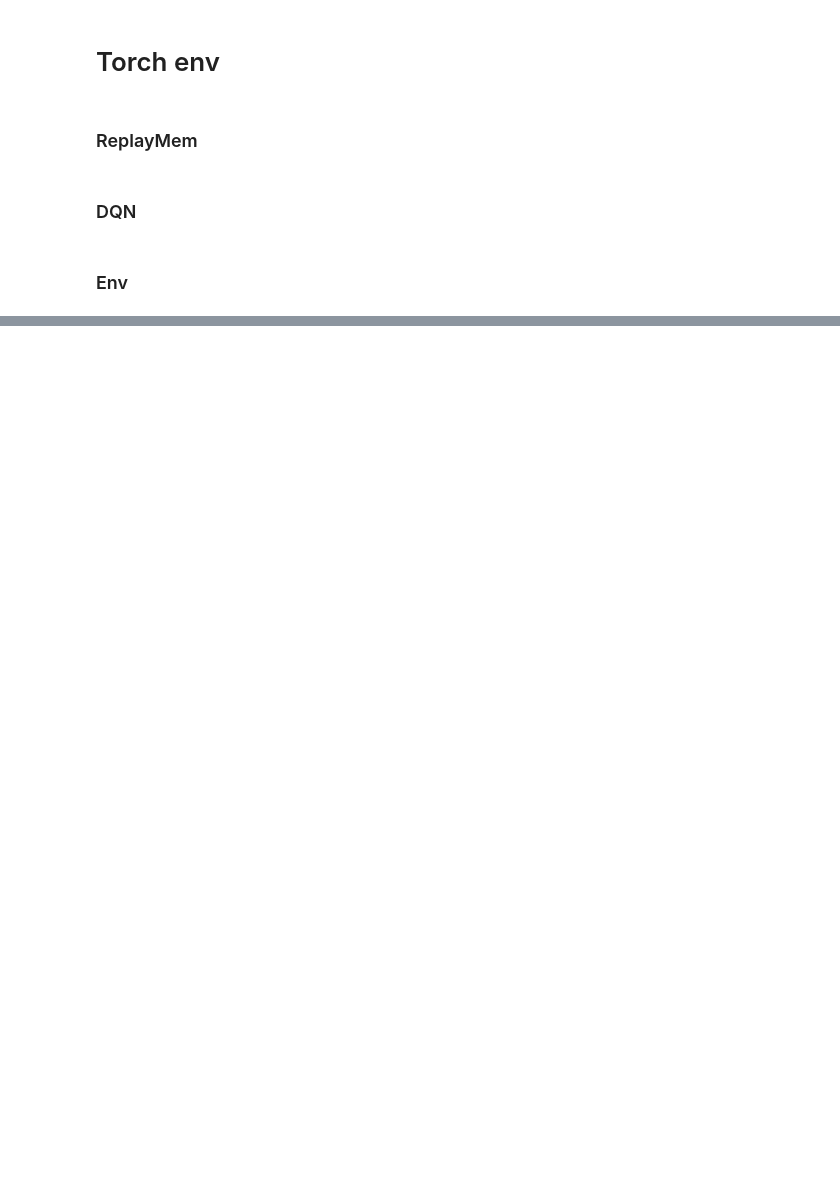
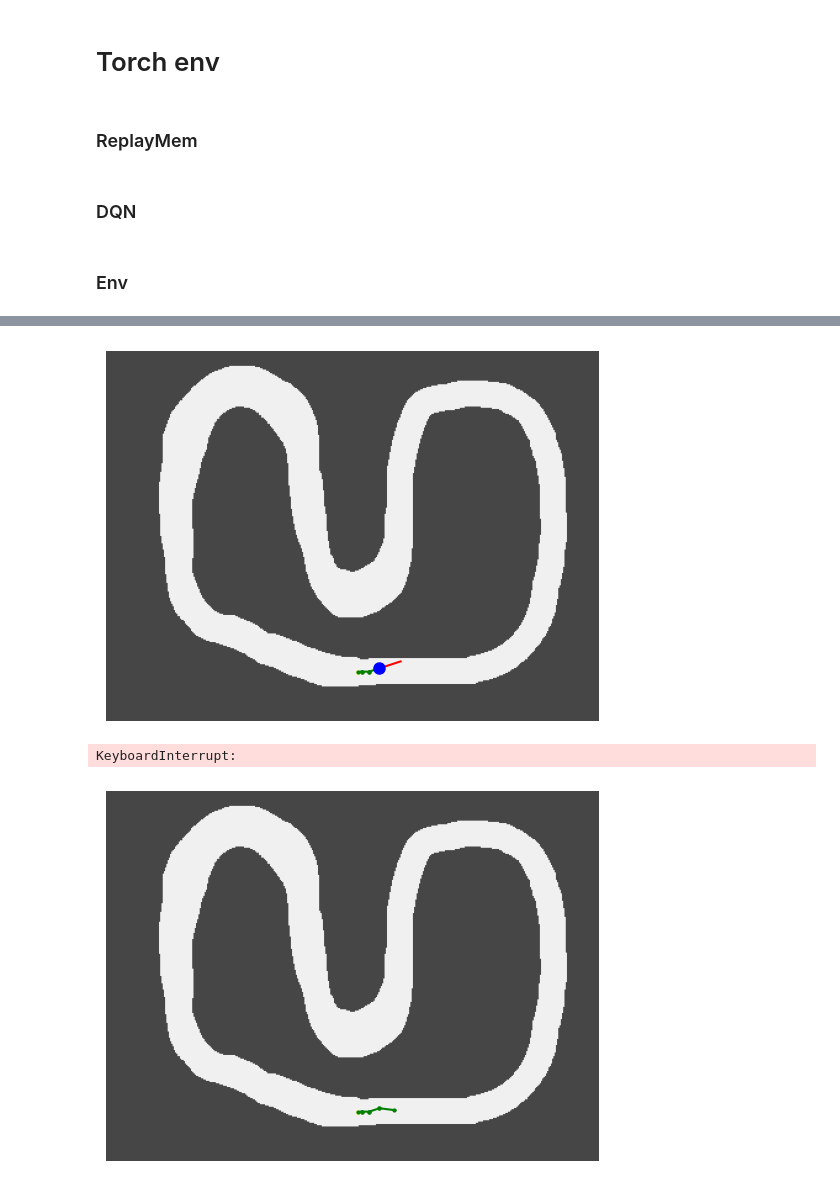
Before and after one commit to GeckSpy/EP-trajectory-optimisation, a Jupyter notebook: Environment/env_05.ipynb, the cells around one changed output, grey strips where cells are left out. Cells and saved outputs as stored; diff of their text form; code cells hidden in the pictures; blank space fills up the shorter version.

```diff
--- a/Environment/env_05.ipynb
+++ b/Environment/env_05.ipynb
@@ -593,0 +688,10 @@ myenv = Env("../tracks/02.png")
+# %%
+for i in range(100):
+    myenv.reset()
+    while(myenv.done == False) :
+        myenv.step(myenv.policy())
+        myenv.show_state()
+# %% [output]
+[figure, added]
+KeyboardInterrupt:
+[figure, added]
```
Also changed, not shown: parts of 7 cells of this notebook.
